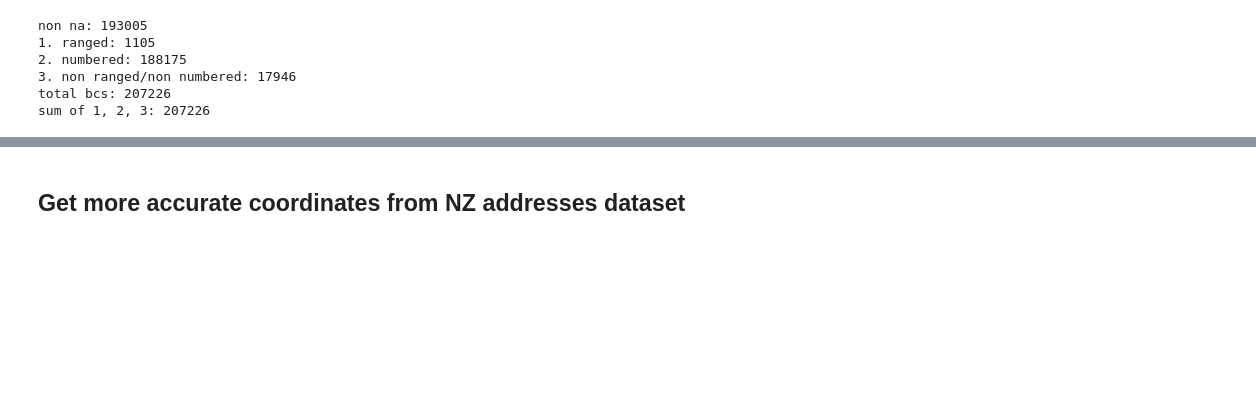
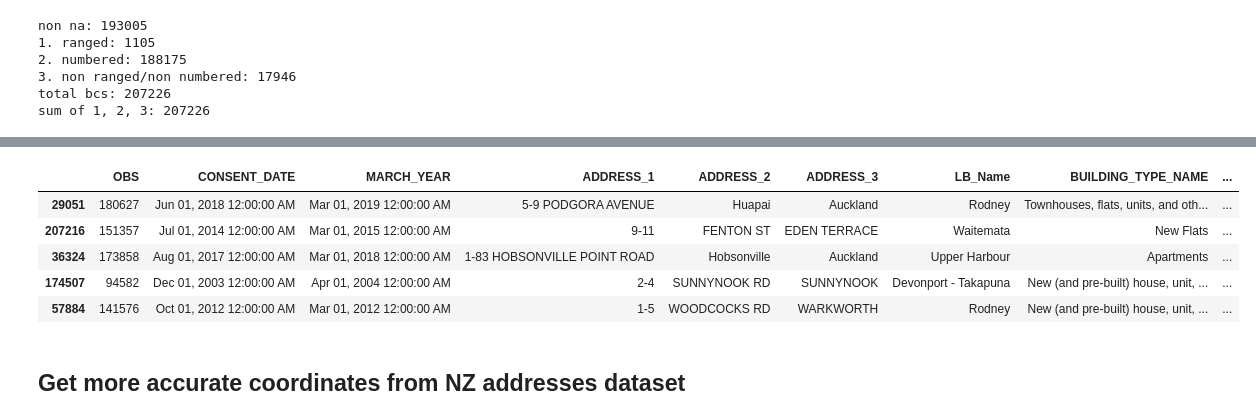
Before and after one commit to UoA-eResearch/auckland-housing, a Jupyter notebook: phase1.ipynb, the cells around one changed output, grey strips where cells are left out. Cells and saved outputs as stored; diff of their text form; code cells hidden in the pictures; blank space fills up the shorter version.

```diff
--- a/phase1.ipynb
+++ b/phase1.ipynb
@@ -87,3 +122,12 @@ ctx.add_basemap(ax)
+# %%
+bcs_ranged.sample(5)
+# %% [output]
+|  | OBS | CONSENT_DATE | MARCH_YEAR | ADDRESS_1 | ADDRESS_2 | ADDRESS_3 | LB_Name | BUILDING_TYPE_NAME | ... |
+| 29051 | 180627 | Jun 01, 2018 12:00:00 AM | Mar 01, 2019 12:00:00 AM | 5-9 PODGORA AVENUE | Huapai | Auckland | Rodney | Townhouses, flats, units, and oth... | ... |
+| 207216 | 151357 | Jul 01, 2014 12:00:00 AM | Mar 01, 2015 12:00:00 AM | 9-11 | FENTON ST | EDEN TERRACE | Waitemata | New Flats | ... |
+| 36324 | 173858 | Aug 01, 2017 12:00:00 AM | Mar 01, 2018 12:00:00 AM | 1-83 HOBSONVILLE POINT ROAD | Hobsonville | Auckland | Upper Harbour | Apartments | ... |
+| 174507 | 94582 | Dec 01, 2003 12:00:00 AM | Apr 01, 2004 12:00:00 AM | 2-4 | SUNNYNOOK RD | SUNNYNOOK | Devonport - Takapuna | New (and pre-built) house, unit, ... | ... |
+| 57884 | 141576 | Oct 01, 2012 12:00:00 AM | Mar 01, 2012 12:00:00 AM | 1-5 | WOODCOCKS RD | WARKWORTH | Rodney | New (and pre-built) house, unit, ... | ... |
 # %% [markdown]
 ## Get more accurate coordinates from NZ addresses dataset
 # %%
```
Also changed, not shown: parts of 31 cells of this notebook.
